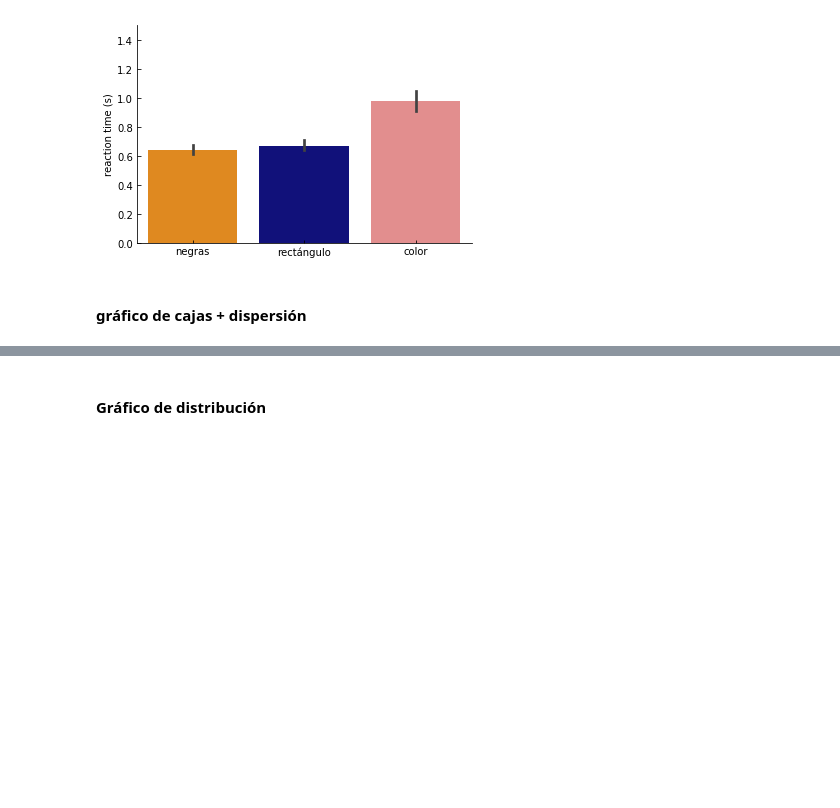
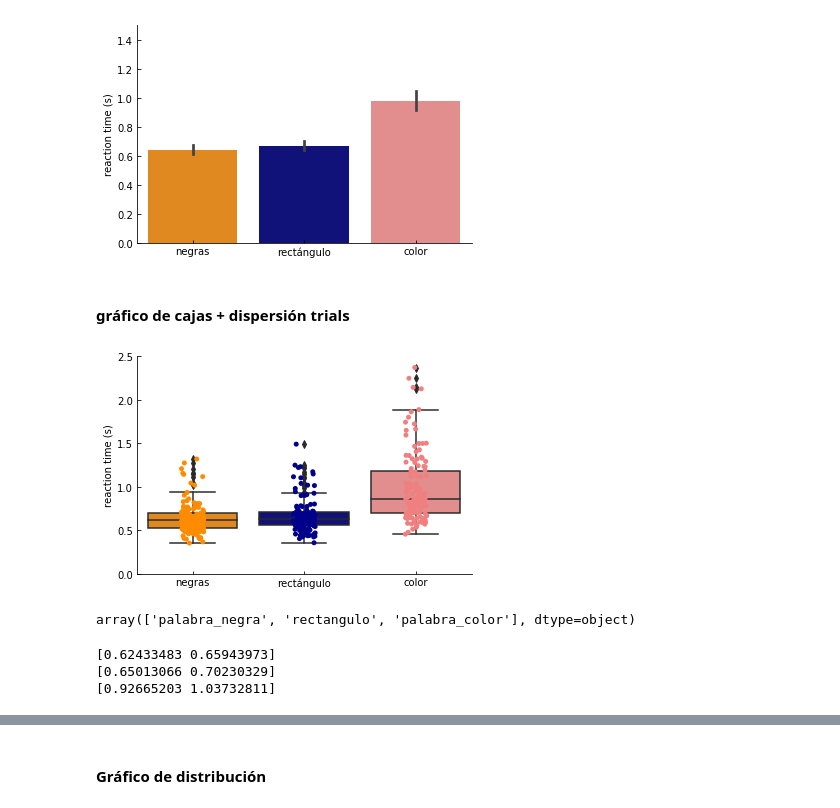
Before and after one commit to davidbestue/OpenBrains, a Jupyter notebook: Stroop/Stroop_analisis.ipynb, the cells around one changed output, grey strips where cells are left out. Saved outputs shown, nothing was run; the diff lists cells and outputs as text; code cells hidden in the pictures; blank space fills up the shorter version.

```diff
--- a/Stroop/Stroop_analisis.ipynb
+++ b/Stroop/Stroop_analisis.ipynb
@@ -33,4 +33,23 @@ plt.ylim(0, 1.5);
 # %% [output]
 [figure]
 # %% [markdown]
-#### gráfico de cajas + dispersión
+#### gráfico de cajas + dispersión trials
+# %%
+sns.boxplot(x = "condition",  y = "rt",  data = df,
+            palette=['darkorange', 'darkblue', 'lightcoral'])
+
+sns.stripplot(x = "condition",  y = "rt",  data = df,
+             palette=['darkorange', 'darkblue', 'lightcoral'])
+
+
+plt.gca().spines['right'].set_visible(False)  # aesthetics                                                                              # remove right spines
+plt.gca().spines['top'].set_visible(False)                                                                                  # remove top spines
+plt.gca().get_xaxis().tick_bottom()
+plt.gca().get_yaxis().tick_left()
+plt.gca().tick_params(direction='in') #direction
+plt.xticks([0,1,2], ['negras', 'rectángulo', 'color'])
+plt.xlabel('')
+plt.ylabel('reaction time (s)')
+plt.ylim(0, 2.5);
+# %% [output]
+[figure, added]
@@ -36,0 +60,12 @@ plt.ylim(0, 1.5);
+# %%
+df.condition.unique()
+# %% [output]
+array(['palabra_negra', 'rectangulo', 'palabra_color'], dtype=object)
+# %%
+ci_pn= bootstraps.ci(df.loc[df['condition']=='palabra_negra', 'rt'], statfunction=np.mean,  alpha=0.05, n_samples=10)
+ci_r= bootstraps.ci(df.loc[df['condition']=='rectangulo', 'rt'], statfunction=np.mean,  alpha=0.05, n_samples=10)
+ci_pc= bootstraps.ci(df.loc[df['condition']=='palabra_color', 'rt'], statfunction=np.mean,  alpha=0.05, n_samples=10)
+# %% [output]
+[0.62433483 0.65943973]
+[0.65013066 0.70230329]
+[0.92665203 1.03732811]
```
Also changed, not shown: parts of 5 cells of this notebook, 4 other files.
